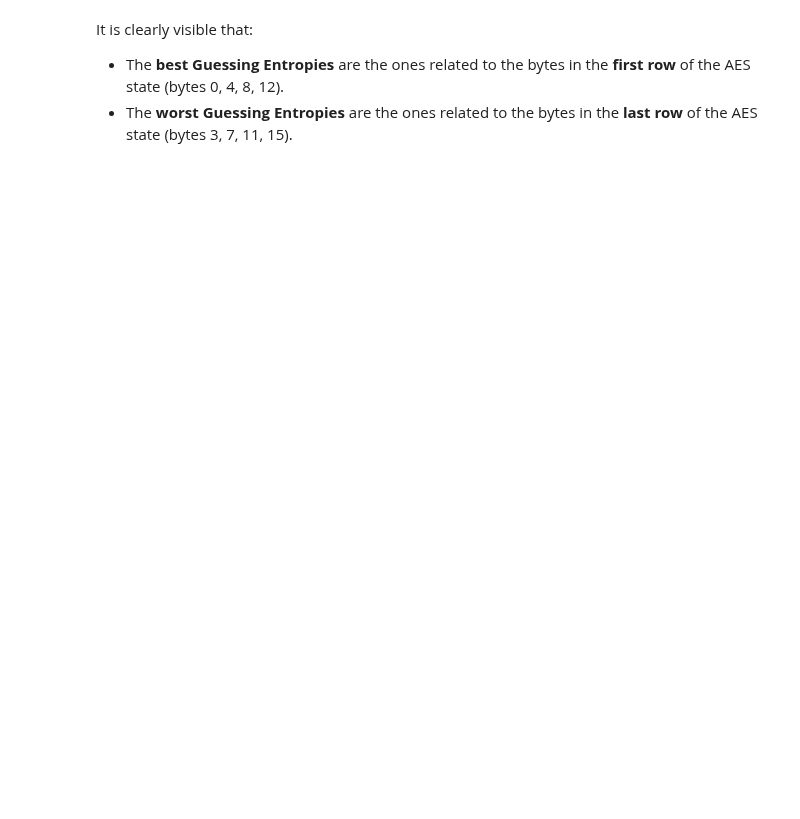
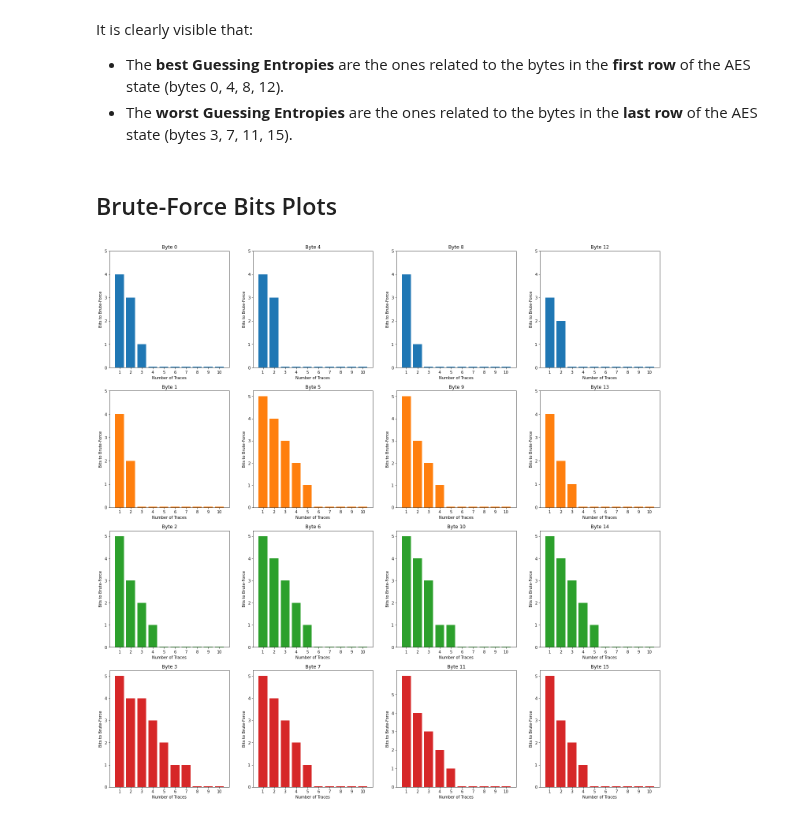
Before and after one commit to luca-castellazzi/EfficientTraining_DLSCA, a Jupyter notebook: notebooks/full_key_recovery.ipynb, the cells around one changed output. Cells and saved outputs as stored; diff of their text form; code cells hidden in the pictures; blank space fills up the shorter version.

```diff
--- a/notebooks/full_key_recovery.ipynb
+++ b/notebooks/full_key_recovery.ipynb
@@ -263,3 +327,26 @@ plot_ges(ges, GES_PLOT, visualize_bytes=True)
 It is clearly visible that:
 * The **best Guessing Entropies** are the ones related to the bytes in the **first row** of the AES state (bytes 0, 4, 8, 12).
 * The **worst Guessing Entropies** are the ones related to the bytes in the **last row** of the AES state (bytes 3, 7, 11, 15).
+# %% [markdown]
+## Brute-Force Bits Plots
+# %%
+rounded_logs = np.rint(np.log2(plottable_ges + 1e-22))
+
+# Replace all negative results with 0 (to brute-force x<0 bits is meaningless)
+# Idea: consider elements of rounded_logs if they are positive, otherwise put 0.03
+# 0.03 is added for plotting reasons (0 is not useful in the plot)
+bfb = np.where(rounded_logs > 0, rounded_logs, 0.03) # brute_force_bits
+
+# Add the relative byte to each bfb
+bfb_data = np.append(bfb, np.expand_dims(range(16), axis=1), axis=1)
+
+helpers.save_csv(
+    data=bfb_data,
+    columns=[f'NTraces_{i+1}' if i != bfb_data.shape[1]-1 else 'Byte'
+             for i in range(bfb_data.shape[1])],
+    output_path=BFB_FILE
+)
+
+plot_bfb(bfb, BFB_PLOT)
+# %% [output]
+[figure, added]
```
Also changed, not shown: parts of 11 cells of this notebook.
